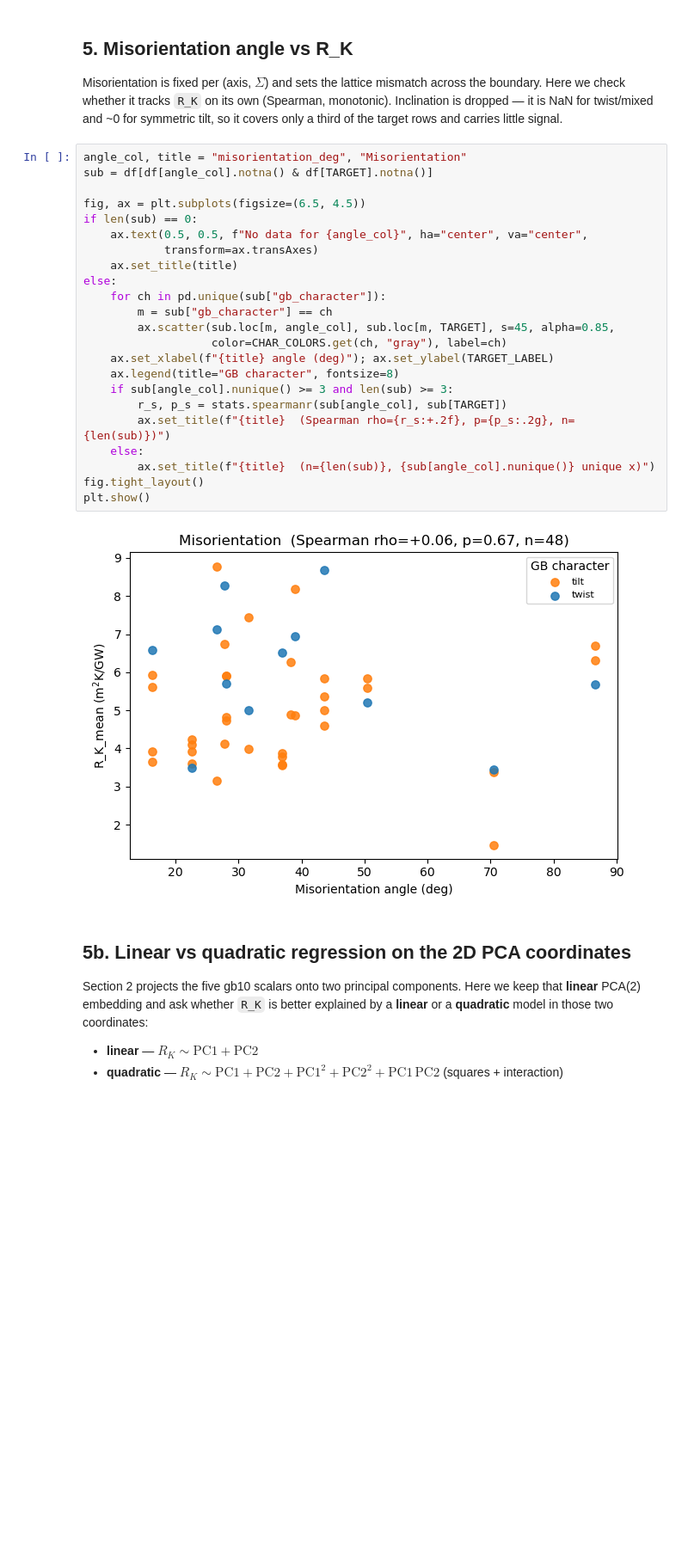
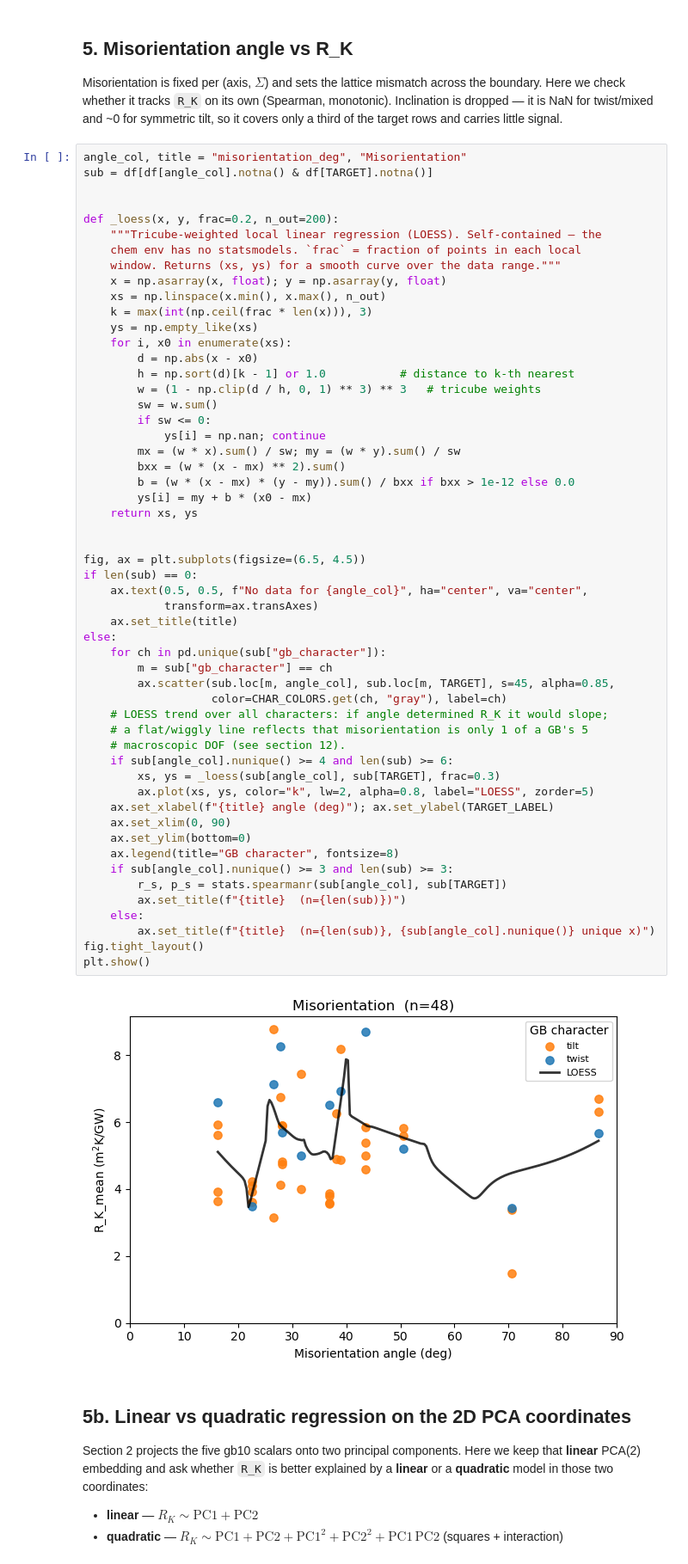
Before and after one commit to dawsonren/PSED, a Jupyter notebook: gpumd/ml_pipeline.ipynb, the cells around one changed output. Shown at 86% size. Cells and saved outputs as stored; diff of their text form; blank space fills up the shorter version.

```diff
--- a/gpumd/ml_pipeline.ipynb
+++ b/gpumd/ml_pipeline.ipynb
@@ -243,28 +247,59 @@ little signal.
 # %%
 angle_col, title = "misorientation_deg", "Misorientation"
 sub = df[df[angle_col].notna() & df[TARGET].notna()]
+
+
+def _loess(x, y, frac=0.2, n_out=200):
+    """Tricube-weighted local linear regression (LOESS). Self-contained — the
+    chem env has no statsmodels. `frac` = fraction of points in each local
+    window. Returns (xs, ys) for a smooth curve over the data range."""
+    x = np.asarray(x, float); y = np.asarray(y, float)
+    xs = np.linspace(x.min(), x.max(), n_out)
+    k = max(int(np.ceil(frac * len(x))), 3)
+    ys = np.empty_like(xs)
+    for i, x0 in enumerate(xs):
+        d = np.abs(x - x0)
+        h = np.sort(d)[k - 1] or 1.0           # distance to k-th nearest
+        w = (1 - np.clip(d / h, 0, 1) ** 3) ** 3   # tricube weights
+        sw = w.sum()
+        if sw <= 0:
+            ys[i] = np.nan; continue
+        mx = (w * x).sum() / sw; my = (w * y).sum() / sw
+        bxx = (w * (x - mx) ** 2).sum()
+        b = (w * (x - mx) * (y - my)).sum() / bxx if bxx > 1e-12 else 0.0
+        ys[i] = my + b * (x0 - mx)
+    return xs, ys
+
 
 fig, ax = plt.subplots(figsize=(6.5, 4.5))
 if len(sub) == 0:
     ax.text(0.5, 0.5, f"No data for {angle_col}", ha="center", va="center",
             transform=ax.transAxes)
     ax.set_title(title)
 else:
     for ch in pd.unique(sub["gb_character"]):
         m = sub["gb_character"] == ch
         ax.scatter(sub.loc[m, angle_col], sub.loc[m, TARGET], s=45, alpha=0.85,
                    color=CHAR_COLORS.get(ch, "gray"), label=ch)
+    # LOESS trend over all characters: if angle determined R_K it would slope;
+    # a flat/wiggly line reflects that misorientation is only 1 of a GB's 5
+    # macroscopic DOF (see section 12).
+    if sub[angle_col].nunique() >= 4 and len(sub) >= 6:
+        xs, ys = _loess(sub[angle_col], sub[TARGET], frac=0.3)
+        ax.plot(xs, ys, color="k", lw=2, alpha=0.8, label="LOESS", zorder=5)
     ax.set_xlabel(f"{title} angle (deg)"); ax.set_ylabel(TARGET_LABEL)
+    ax.set_xlim(0, 90)
+    ax.set_ylim(bottom=0)
     ax.legend(title="GB character", fontsize=8)
     if sub[angle_col].nunique() >= 3 and len(sub) >= 3:
         r_s, p_s = stats.spearmanr(sub[angle_col], sub[TARGET])
-        ax.set_title(f"{title}  (Spearman rho={r_s:+.2f}, p={p_s:.2g}, n={len(sub)})")
+        ax.set_title(f"{title}  (n={len(sub)})")
     else:
         ax.set_title(f"{title}  (n={len(sub)}, {sub[angle_col].nunique()} unique x)")
 fig.tight_layout()
 plt.show()
 # %% [output]
-[figure, old version]
+[figure, new version]
 # %% [markdown]
 ## 5b. Linear vs quadratic regression on the 2D PCA coordinates
 
```
Also changed, not shown: parts of 24 cells of this notebook, 24 other files.
